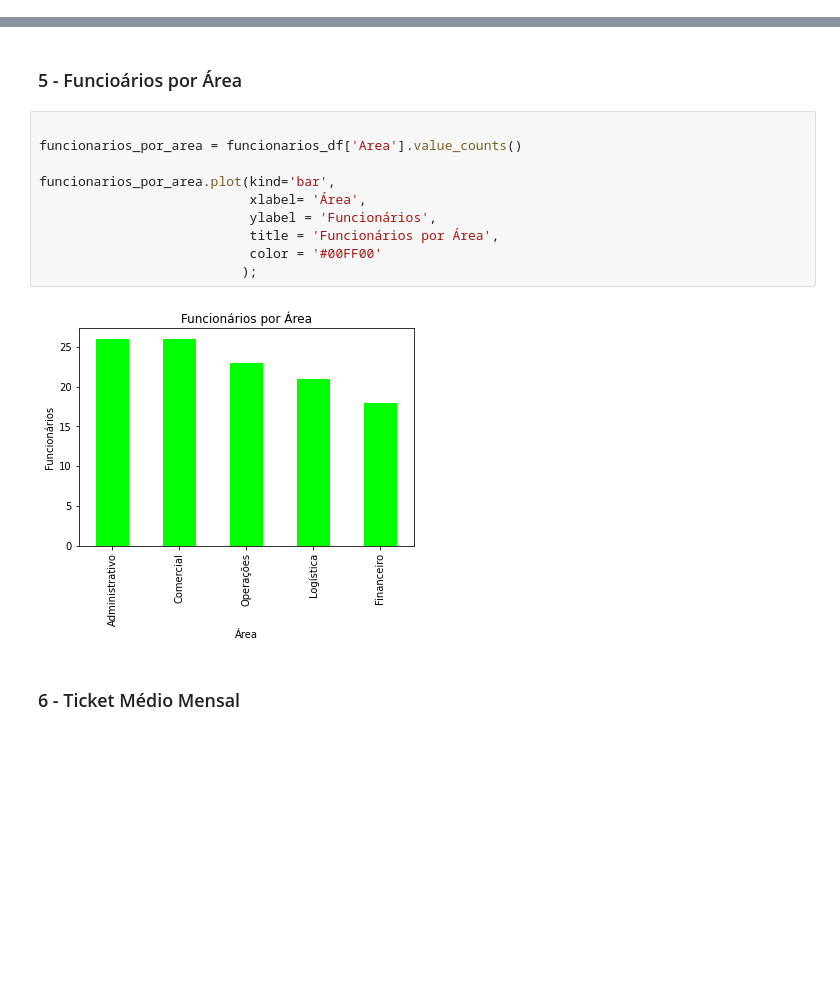
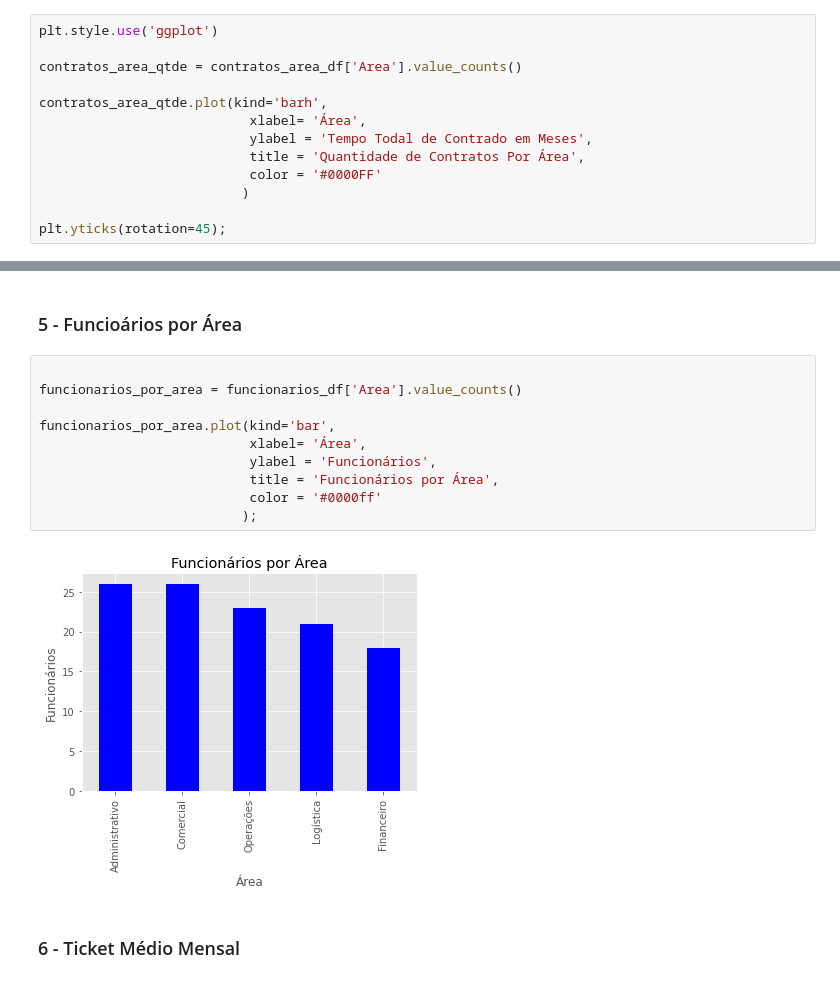
Before and after one commit to hiranfarias/Analise-de-Dados, a Jupyter notebook: Mini_Projeto.ipynb, the cells around one changed output, grey strips where cells are left out. Cells and saved outputs as stored; diff of their text form; blank space fills up the shorter version.

Commit message:
Foi acrescentado o gráfico para a Quantidade de Contratos Por Área

```diff
--- a/Mini_Projeto.ipynb
+++ b/Mini_Projeto.ipynb
@@ -92,3 +92,16 @@ Comercial         44
 Financeiro        42
 Logística         40
 Name: Area, dtype: int64
+# %%
+plt.style.use('ggplot')
+
+contratos_area_qtde = contratos_area_df['Area'].value_counts()
+
+contratos_area_qtde.plot(kind='barh',
+                           xlabel= 'Área',
+                           ylabel = 'Tempo Todal de Contrado em Meses',
+                           title = 'Quantidade de Contratos Por Área',
+                           color = '#0000FF'
+                          )
+
+plt.yticks(rotation=45);
@@ -97,15 +112,15 @@ Name: Area, dtype: int64
 # %%
 
 funcionarios_por_area = funcionarios_df['Area'].value_counts()
 
 funcionarios_por_area.plot(kind='bar',
                            xlabel= 'Área',
                            ylabel = 'Funcionários',
                            title = 'Funcionários por Área',
-                           color = '#00FF00'
+                           color = '#0000ff'
                           );
 # %% [output]
-[figure, old version]
+[figure, new version]
 # %% [markdown]
 ### 6 - Ticket Médio Mensal
 # %%
```
Also changed, not shown: parts of 4 cells of this notebook.
